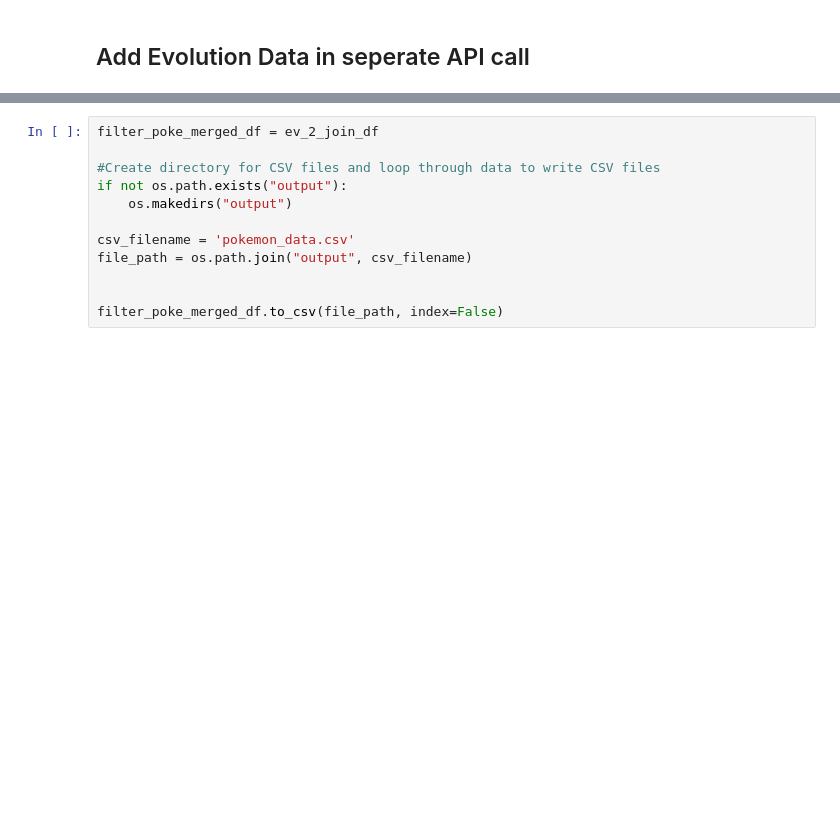
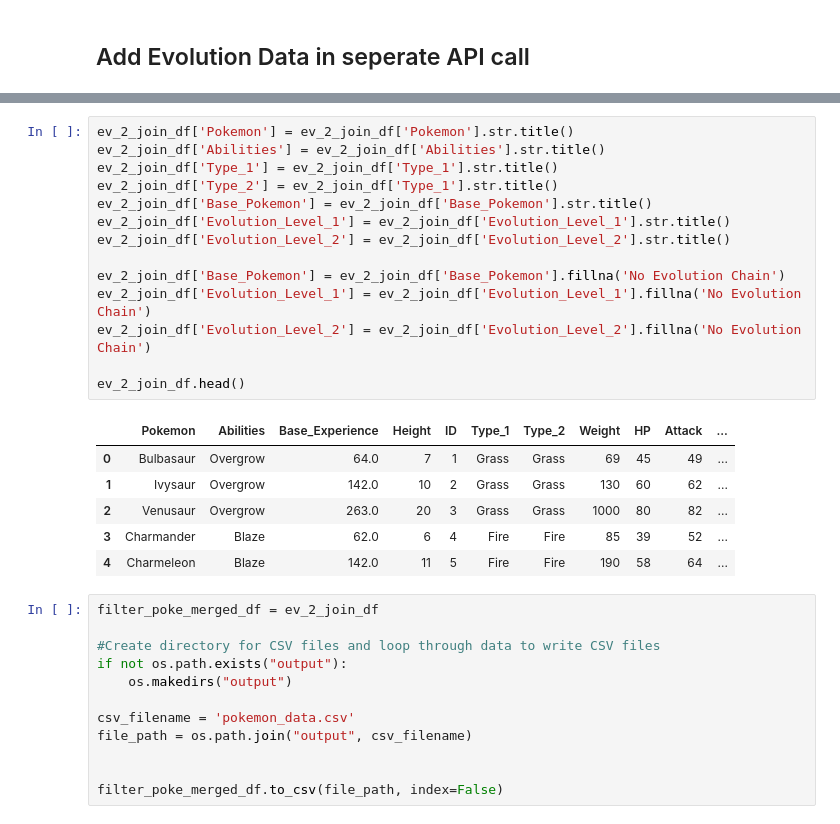
Before and after one commit to digital-buddha42/catch-em-all, a Jupyter notebook: project3.ipynb, the cells around one changed output, grey strips where cells are left out. Saved outputs shown, nothing was run; the diff lists cells and outputs as text; blank space fills up the shorter version.

```diff
--- a/project3.ipynb
+++ b/project3.ipynb
@@ -303,6 +303,27 @@ ev_2_join_df.head()
 | 2 | venusaur | overgrow | 263.0 | 20 | 3 | grass | poison | 1000 | 80 | 82 | ... |
 | 3 | charmander | blaze | 62.0 | 6 | 4 | fire | No second type | 85 | 39 | 52 | ... |
 | 4 | charmeleon | blaze | 142.0 | 11 | 5 | fire | No second type | 190 | 58 | 64 | ... |
+# %%
+ev_2_join_df['Pokemon'] = ev_2_join_df['Pokemon'].str.title()
+ev_2_join_df['Abilities'] = ev_2_join_df['Abilities'].str.title()
+ev_2_join_df['Type_1'] = ev_2_join_df['Type_1'].str.title()
+ev_2_join_df['Type_2'] = ev_2_join_df['Type_1'].str.title()
+ev_2_join_df['Base_Pokemon'] = ev_2_join_df['Base_Pokemon'].str.title()
+ev_2_join_df['Evolution_Level_1'] = ev_2_join_df['Evolution_Level_1'].str.title()
+ev_2_join_df['Evolution_Level_2'] = ev_2_join_df['Evolution_Level_2'].str.title()
+
+ev_2_join_df['Base_Pokemon'] = ev_2_join_df['Base_Pokemon'].fillna('No Evolution Chain')
+ev_2_join_df['Evolution_Level_1'] = ev_2_join_df['Evolution_Level_1'].fillna('No Evolution Chain')
+ev_2_join_df['Evolution_Level_2'] = ev_2_join_df['Evolution_Level_2'].fillna('No Evolution Chain')
+
+ev_2_join_df.head()
+# %% [output]
+|  | Pokemon | Abilities | Base_Experience | Height | ID | Type_1 | Type_2 | Weight | HP | Attack | ... |
+| 0 | Bulbasaur | Overgrow | 64.0 | 7 | 1 | Grass | Grass | 69 | 45 | 49 | ... |
+| 1 | Ivysaur | Overgrow | 142.0 | 10 | 2 | Grass | Grass | 130 | 60 | 62 | ... |
+| 2 | Venusaur | Overgrow | 263.0 | 20 | 3 | Grass | Grass | 1000 | 80 | 82 | ... |
+| 3 | Charmander | Blaze | 62.0 | 6 | 4 | Fire | Fire | 85 | 39 | 52 | ... |
+| 4 | Charmeleon | Blaze | 142.0 | 11 | 5 | Fire | Fire | 190 | 58 | 64 | ... |
 # %%
 filter_poke_merged_df = ev_2_join_df
 
```
Also changed, not shown: parts of 7 cells of this notebook, 4 other files.
